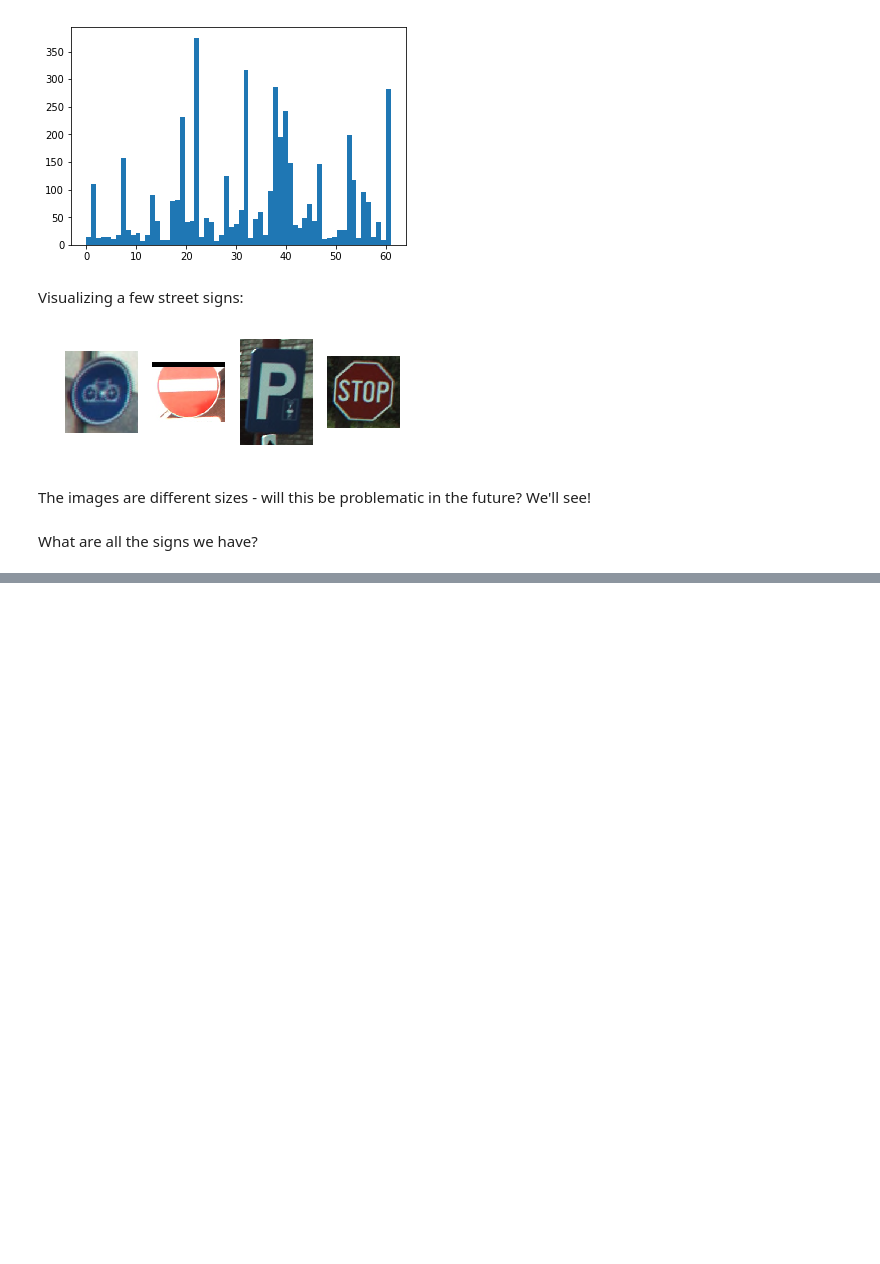
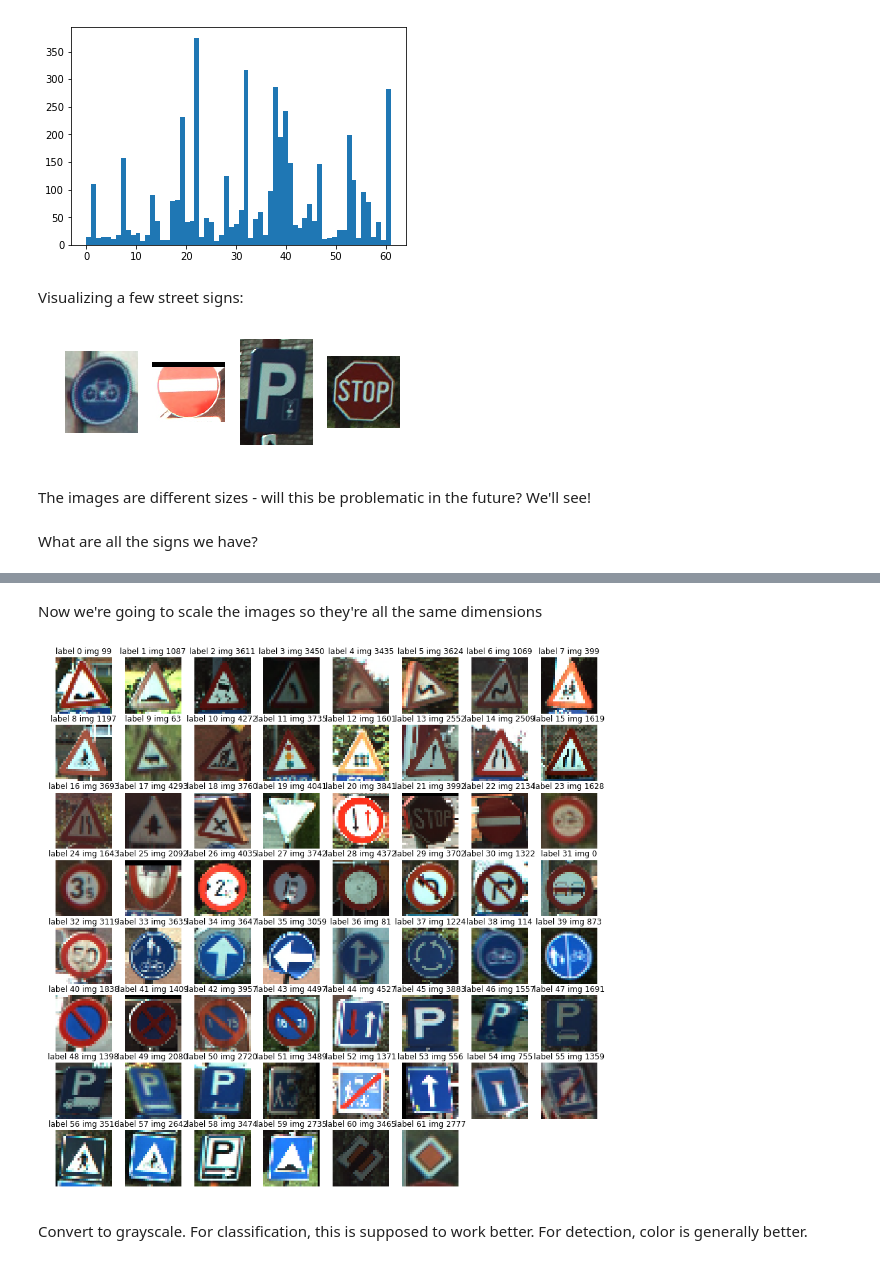
Before and after one commit to katelynrwalker/tensorflow_streetsigns, a Jupyter notebook: streetsign_id.ipynb, the cells around one changed output, grey strips where cells are left out. Cells and saved outputs as stored; diff of their text form; code cells hidden in the pictures; blank space fills up the shorter version.

```diff
--- a/streetsign_id.ipynb
+++ b/streetsign_id.ipynb
@@ -118,0 +117,2 @@ plt.show()
+# %% [markdown]
+Now we're going to scale the images so they're all the same dimensions
@@ -118,0 +121,20 @@ plt.show()
+# %%
+images28 = [transform.resize(image, (28,28)) for image in images]
+# %%
+unique_labels = set(labels)
+plt.figure(figsize=(15,15))
+
+i=1
+for label in unique_labels:
+    indx = np.where(labels==label)[0][0]
+    image = images28[indx]
+    plt.subplot(8, 8, i)
+    plt.imshow(image)
+    plt.axis('off')
+    plt.title("label {} img {}".format(label, indx))
+    i=i+1
+plt.show()
+# %% [output]
+[figure, added]
+# %% [markdown]
+Convert to grayscale. For classification, this is supposed to work better. For detection, color is generally better.
```
Also changed, not shown: parts of 14 cells of this notebook.
